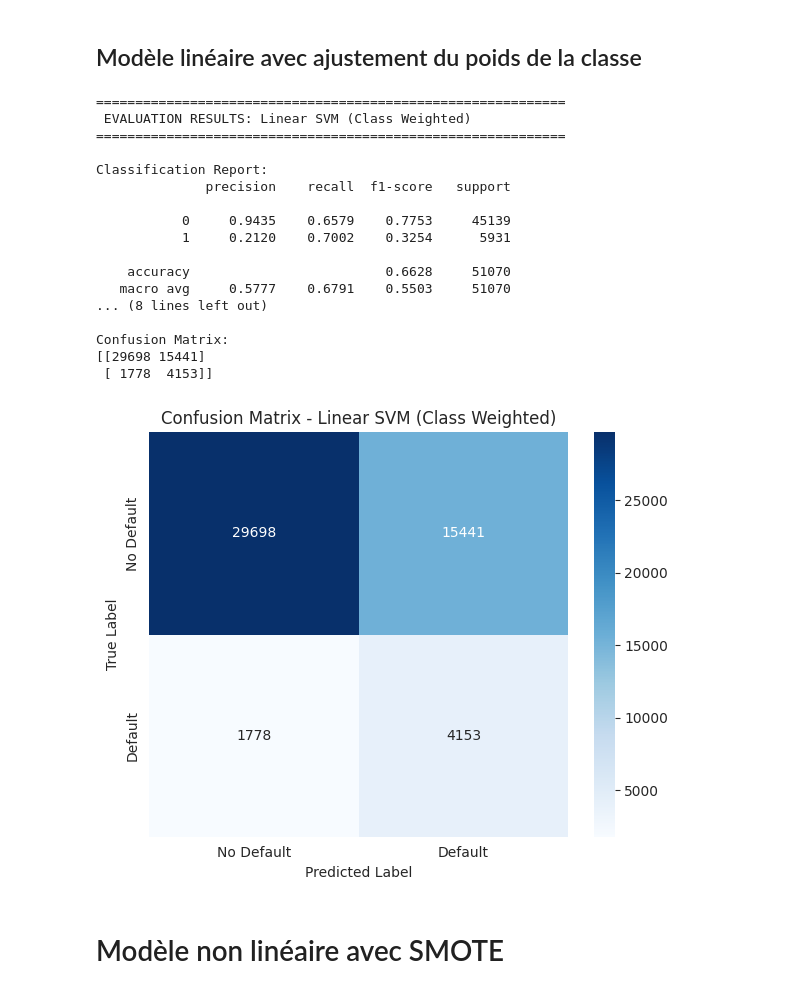
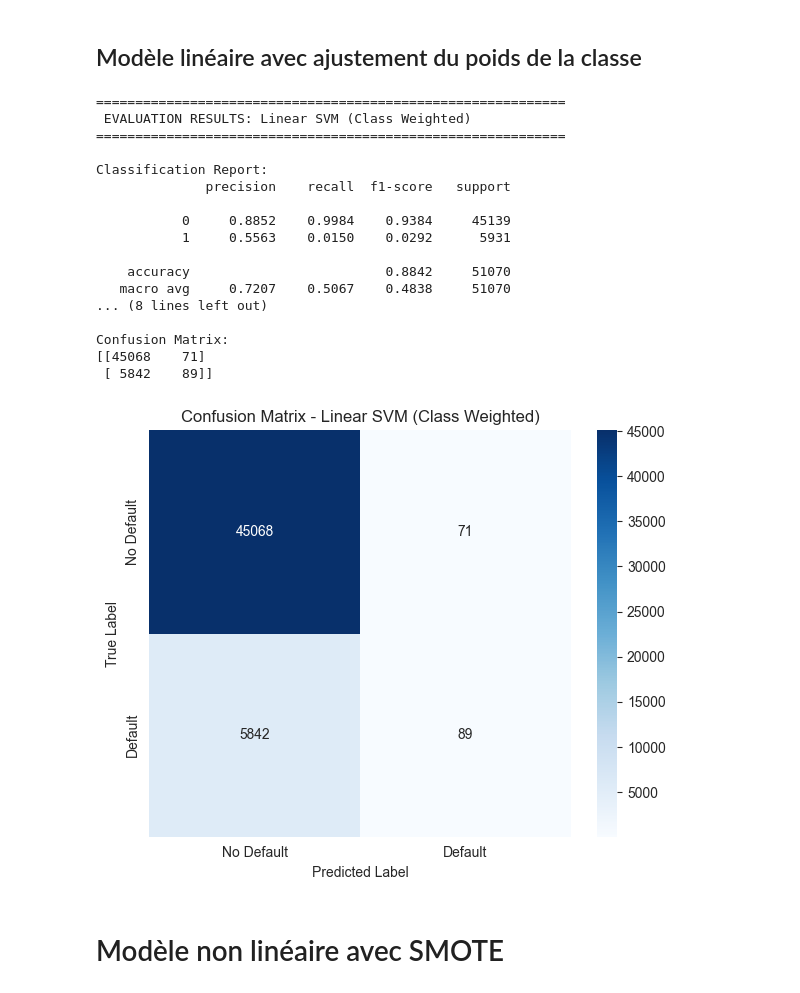
Before and after one commit to abdenour234/Prediction-of-Payment-Default-Using-Ensemble-Methods, a Jupyter notebook: Models_training/SVM_(1).ipynb, the cells around one changed output. Cells and saved outputs as stored; diff of their text form; code cells hidden in the pictures.

```diff
--- a/Models_training/SVM_(1).ipynb
+++ b/Models_training/SVM_(1).ipynb
@@ -74,7 +68,7 @@ print("✓ All libraries imported successfully!")
 # Chargement de données
 # %%
 # Load the standardized dataset
-data = pd.read_csv('/content/drive/MyDrive/Colab Notebooks/data_standardized.csv', index_col=0)
+data = pd.read_csv(r"C:\5thyear\Data_Mining\Prediction-of-Payment-Default-Using-Ensemble-Methods\Data\data_standardized.csv", index_col=0)
 
 print("Dataset Shape:", data.shape)
 print("\n" + "="*50)
@@ -160,11 +163,6 @@ print(f"✓ Training completed in {training_time:.2f} seconds on GPU!")
 # %%
-y_pred_gpu = c_svc.predict(X_test_gpu)
-y_pred = cp.asnumpy(y_pred_gpu).astype('int64')
-
-# Manual probability via decision function + sigmoid
-decision = c_svc.decision_function(X_test_gpu)
-decision_np = cp.asnumpy(decision)
-y_prob = 1 / (1 + np.exp(-decision_np))
+y_pred = c_svc.predict(X_test)
+y_prob = c_svc.predict_proba(X_test)[:, 1]
 
 # Keep test labels as numpy
 y_test_np = y_test.copy()
@@ -434,16 +301,16 @@ plt.show()
 # %%
 start_time=time.time()
 
-c_svc_weighted = cuSVC(
-    C=1.0,
-    kernel='rbf',
-    gamma='scale',
-    probability=False,
-    class_weight='balanced'
-)
 
-c_svc_weighted.fit(X_train_gpu, y_train_gpu)
+
+base_svm_weighted = Pipeline([
+    ('nystroem', Nystroem(kernel='rbf', gamma=3.0, n_components=100, random_state=42)),
+    ('sgd', SGDClassifier(loss='hinge', class_weight='balanced', random_state=42, max_iter=1000))
+])
+c_svc_weighted = CalibratedClassifierCV(base_svm_weighted, method='sigmoid', cv=3)
+
+c_svc_weighted.fit(X_train, y_train)
 
 training_time = time.time() - start_time
-print(f"✓ Training completed in {training_time:.2f} seconds on GPU!")
+print(f"✓ Training completed in {training_time:.2f} seconds!")
 # %% [output]
@@ -509,29 +350,41 @@ y_prob_linear_gpu = 1 / (1 + np.exp(-decision_linear_np))
+# %%
+
+
+base_linear_weighted = LinearSVC(C=1.0, random_state=42, max_iter=2000, dual='auto', class_weight='balanced')
+linear_svc_weighted = CalibratedClassifierCV(base_linear_weighted, method='sigmoid', cv=3)
+
+# Train
+linear_svc_weighted.fit(X_train, y_train)
+
+# Predict (labels)
+y_pred_linear_weighted = linear_svc_weighted.predict(X_test)
+y_prob_linear_weighted = linear_svc_weighted.predict_proba(X_test)[:, 1]
 # %%
 evaluate_model_final(
     y_true=y_test,
-    y_pred=y_pred_linear_gpu,
-    y_prob=y_prob_linear_gpu,
+    y_pred=y_pred_linear_weighted,
+    y_prob=y_prob_linear_weighted,
     model_name="Linear SVM (Class Weighted)"
 )
 # %% [output]
 ============================================================
  EVALUATION RESULTS: Linear SVM (Class Weighted)
 ============================================================
 
 Classification Report:
               precision    recall  f1-score   support
 
-           0     0.9435    0.6579    0.7753     45139
-           1     0.2120    0.7002    0.3254      5931
+           0     0.8852    0.9984    0.9384     45139
+           1     0.5563    0.0150    0.0292      5931
 
-    accuracy                         0.6628     51070
-   macro avg     0.5777    0.6791    0.5503     51070
+    accuracy                         0.8842     51070
+   macro avg     0.7207    0.5067    0.4838     51070
 ... (8 lines left out)
 
 Confusion Matrix:
-[[29698 15441]
- [ 1778  4153]]
+[[45068    71]
+ [ 5842    89]]
-[figure, old version]
+[figure, new version]
 # %% [markdown]
 # Modèle non linéaire avec SMOTE
 # %%
```
Also changed, not shown: parts of 41 cells of this notebook, 16 other files.
